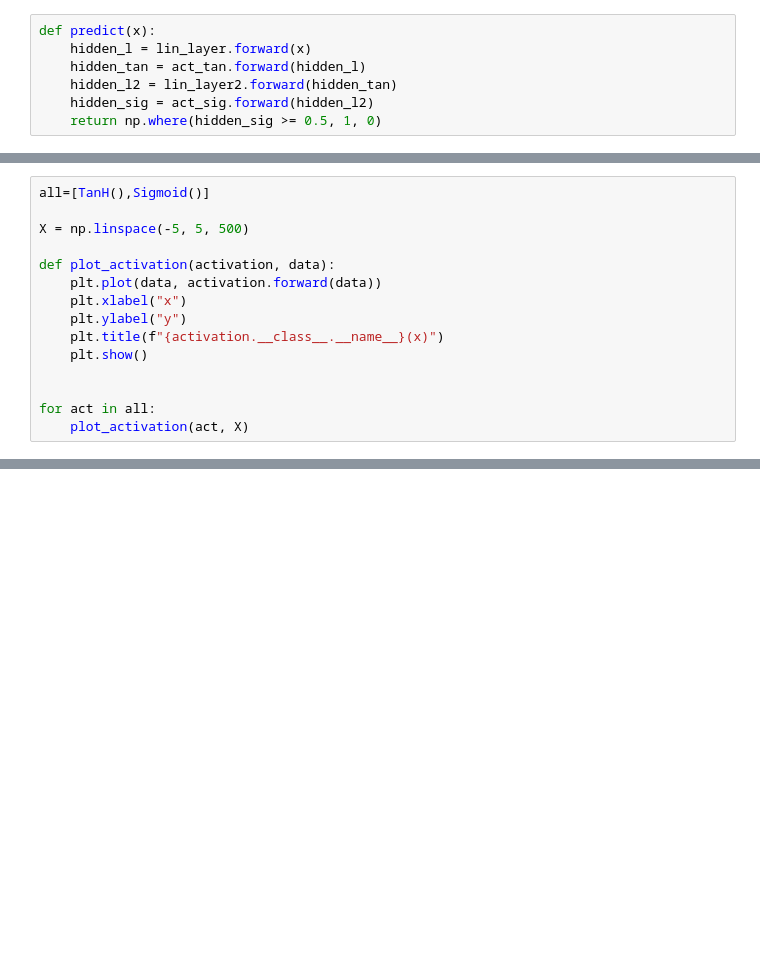
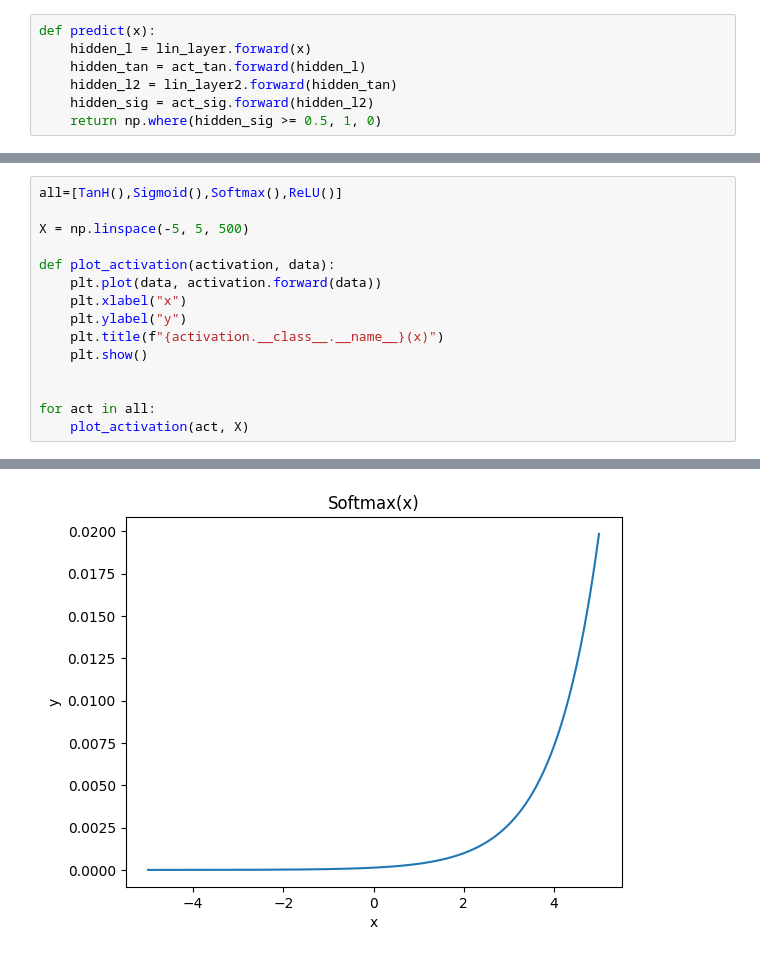
Before and after one commit to baris221/ML-2023-24-Baris-Erto, a Jupyter notebook: projet/ex2.ipynb, the cells around one changed output, grey strips where cells are left out. Saved outputs shown, nothing was run; the diff lists cells and outputs as text; blank space fills up the shorter version.

```diff
--- a/projet/ex2.ipynb
+++ b/projet/ex2.ipynb
@@ -86,18 +86,19 @@ plt.show()
 # %%
-all=[TanH(),Sigmoid()]
+all=[TanH(),Sigmoid(),Softmax(),ReLU()]
 
 X = np.linspace(-5, 5, 500)
 
 def plot_activation(activation, data):
     plt.plot(data, activation.forward(data))
     plt.xlabel("x")
     plt.ylabel("y")
     plt.title(f"{activation.__class__.__name__}(x)")
     plt.show()
 
 
 for act in all:
     plot_activation(act, X)
 # %% [output]
 [figure]
 [figure]
+[figure, added]
```
Also changed, not shown: parts of 5 cells of this notebook, 1 other file.
